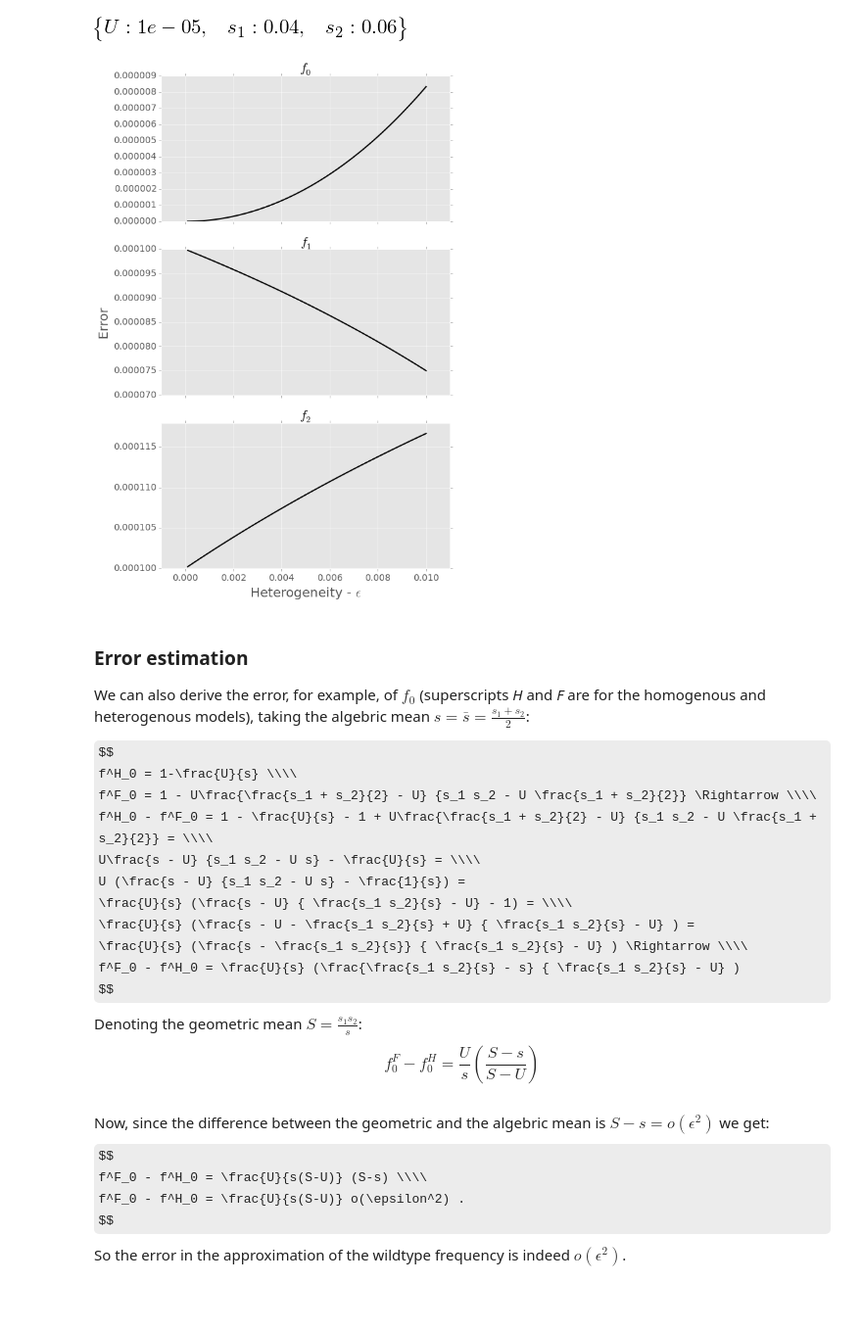
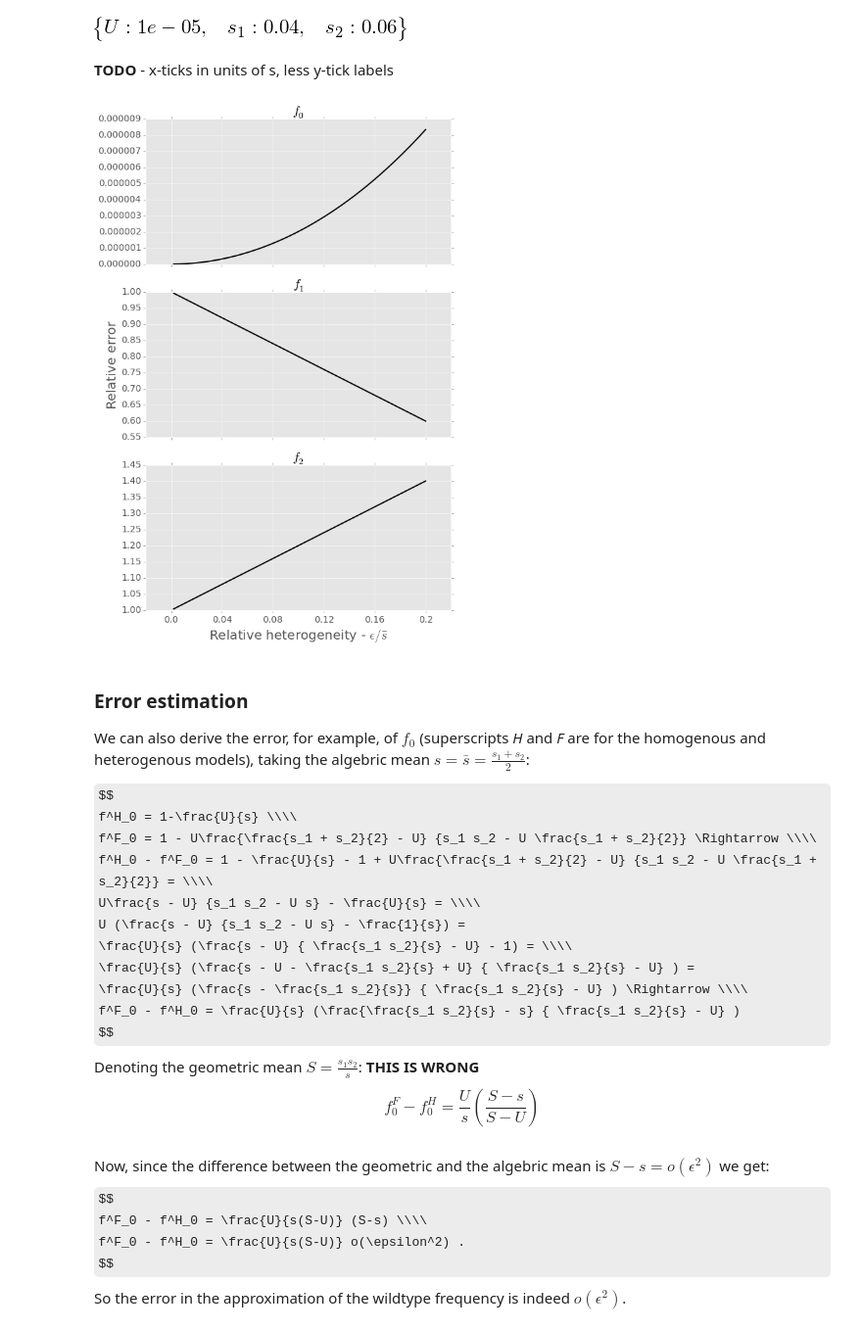
Before and after one commit to yoavram/ipython-notebooks, a Jupyter notebook: MathModels project - s.ipynb, the cells around one changed output. Shown at 98% size. Saved outputs shown, nothing was run; the diff lists cells and outputs as text; code cells hidden in the pictures; some formulas as TeX source; blank space fills up the shorter version.

```diff
--- a/MathModels project - s.ipynb
+++ b/MathModels project - s.ipynb
@@ -260,7 +260,8 @@ So indeed the error is bounded by the square of the heterogeneity.
 Let's draw a plot.
 # %%
 epsilons = linspace(1e-4, 1e-2, 100)
-subses = [{s1:0.05-eps, s2:0.05 + eps, U:1e-5} for eps in epsilons]
+s = 0.05
+subses = [{s1:s-eps, s2:s+eps, U:1e-5} for eps in epsilons]
 subses[-1]
 # %% [output]
 [figure]
@@ -269,21 +270,25 @@ h1 = U/((s1+s2)/2)
 h0 = 1 - h1
 h2 = h1
 
-errs0 = [abs(f0 - h0).subs(subs) for subs in subses]
-errs1 = [abs(f1 - h1).subs(subs) for subs in subses]
-errs2 = [abs(f2 - h2).subs(subs) for subs in subses]
+errs0 = [abs((f0 - h0)/f0).subs(subs) for subs in subses]
+errs1 = [abs((f1 - h1)/f1).subs(subs) for subs in subses]
+errs2 = [abs((f2 - h2)/f2).subs(subs) for subs in subses]
 errs = (errs0,errs1,errs2)
+# %% [markdown]
+**TODO** - x-ticks in units of s, less y-tick labels
 # %%
 fig, ax = subplots(3, 1, sharex=True, figsize=(8,12))
 for i in range(len(errs)):
     ax[i].plot(epsilons, errs[i], 'k', linewidth=2)
     ax[i].set_title(r"$f_"+str(i)+"$")
     ax[i].set_xlim(-0.001, 0.011)
-ax[2].set_xlabel(r"Heterogeneity - $\epsilon$", fontsize=20)
-ax[1].set_ylabel("Error", fontsize=20)
+ax[2].set_xlabel(r"Relative heterogeneity - $\epsilon/\bar{s}$", fontsize=20)
+ax[1].set_ylabel("Relative error", fontsize=20)
+xticks = ax[2].get_xticks()
+ax[2].set_xticklabels(xticks/s)
 fig.tight_layout();
 # %% [output]
-[figure, old version]
+[figure, new version]
 # %% [markdown]
 ### Error estimation
 
@@ -300,7 +305,7 @@ U (\frac{s - U} {s_1 s_2 - U s} - \frac{1}{s}) =
 \frac{U}{s} (\frac{s - \frac{s_1 s_2}{s}} { \frac{s_1 s_2}{s} - U} ) \Rightarrow \\\\
 f^F_0 - f^H_0 = \frac{U}{s} (\frac{\frac{s_1 s_2}{s} - s} { \frac{s_1 s_2}{s} - U} )
 $$
-Denoting the geometric mean $S=\frac{s_1 s_2}{s}$:
+Denoting the geometric mean $S=\frac{s_1 s_2}{s}$: **THIS IS WRONG**
 $$
 f^F_0 - f^H_0 = \frac{U}{s} (\frac{S - s} {S - U} )
 $$
```
Also changed, not shown: parts of 9 cells of this notebook.
